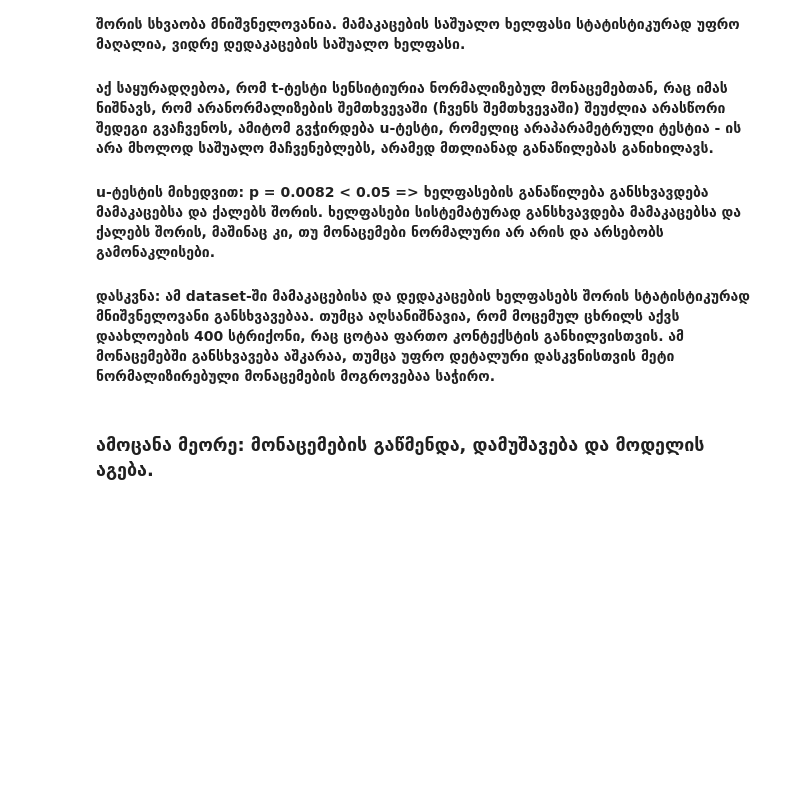
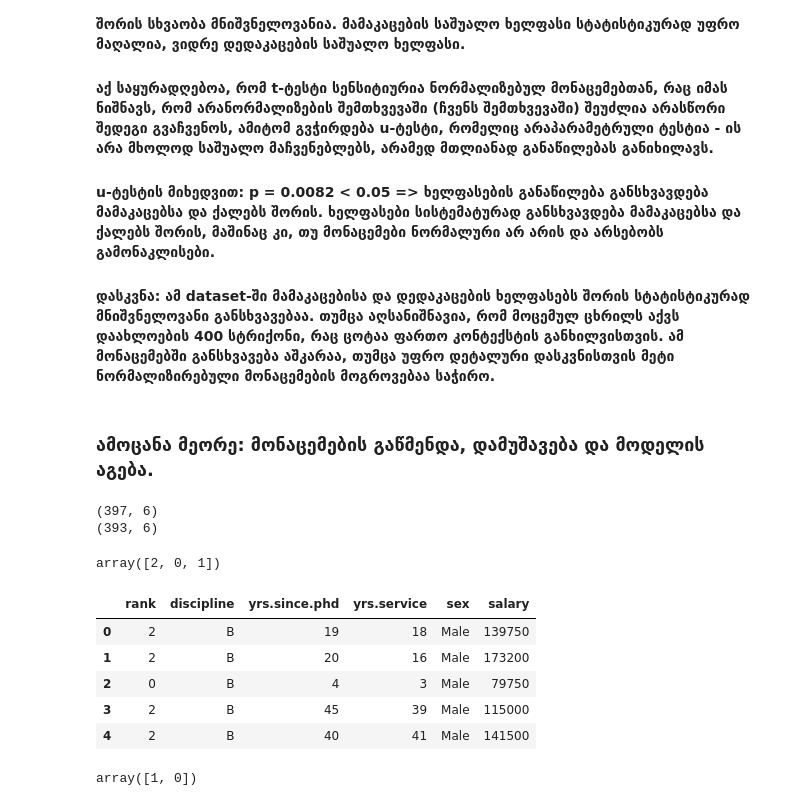
Before and after one commit to notice4/google-colab-study, a Jupyter notebook: lecture2_homework.ipynb, the cells around one changed output. Drawn from its saved outputs; the diff is of its cells as text; code cells hidden in the pictures; blank space fills up the shorter version.

```diff
--- a/lecture2_homework.ipynb
+++ b/lecture2_homework.ipynb
@@ -92,3 +92,36 @@ u-stat = 8779.5 , p-value = 0.00823686328755778
 #### **დასკვნა: ამ dataset-ში მამაკაცებისა და დედაკაცების ხელფასებს შორის სტატისტიკურად მნიშვნელოვანი განსხვავებაა. თუმცა აღსანიშნავია, რომ მოცემულ ცხრილს აქვს დაახლოების 400 სტრიქონი, რაც ცოტაა ფართო კონტექსტის განხილვისთვის. ამ მონაცემებში განსხვავება აშკარაა, თუმცა უფრო დეტალური დასკვნისთვის მეტი ნორმალიზირებული მონაცემების მოგროვებაა საჭირო.**
 # %% [markdown]
 ### **ამოცანა მეორე:** მონაცემების გაწმენდა, დამუშავება და მოდელის აგება.
+# %%
+# delete duplicate values
+
+df.duplicated().sum()
+print(df.shape)
+df.drop_duplicates(inplace=True)
+print(df.shape)
+# %% [output]
+(397, 6)
+(393, 6)
+# %%
+# ტექსტური ცვლადების რიცხვით მნიშვნელობებად შეცვლა (rank)
+
+df['rank'] = df['rank'].map({'Prof':2, 'AssocProf':1, 'AsstProf':0})
+df['rank'].unique()
+# %% [output]
+array([2, 0, 1])
+# %%
+df.head()
+# %% [output]
+|  | rank | discipline | yrs.since.phd | yrs.service | sex | salary |
+| 0 | 2 | B | 19 | 18 | Male | 139750 |
+| 1 | 2 | B | 20 | 16 | Male | 173200 |
+| 2 | 0 | B | 4 | 3 | Male | 79750 |
+| 3 | 2 | B | 45 | 39 | Male | 115000 |
+| 4 | 2 | B | 40 | 41 | Male | 141500 |
+# %%
+# ტექსტური ცვლადების რიცხვით მნიშვნელობებად შეცვლა (discipline)
+
+df['discipline'] = df['discipline'].map({'B':1, 'A':0})
+df['discipline'].unique()
+# %% [output]
+array([1, 0])
```
Also changed, not shown: parts of 8 cells of this notebook.
